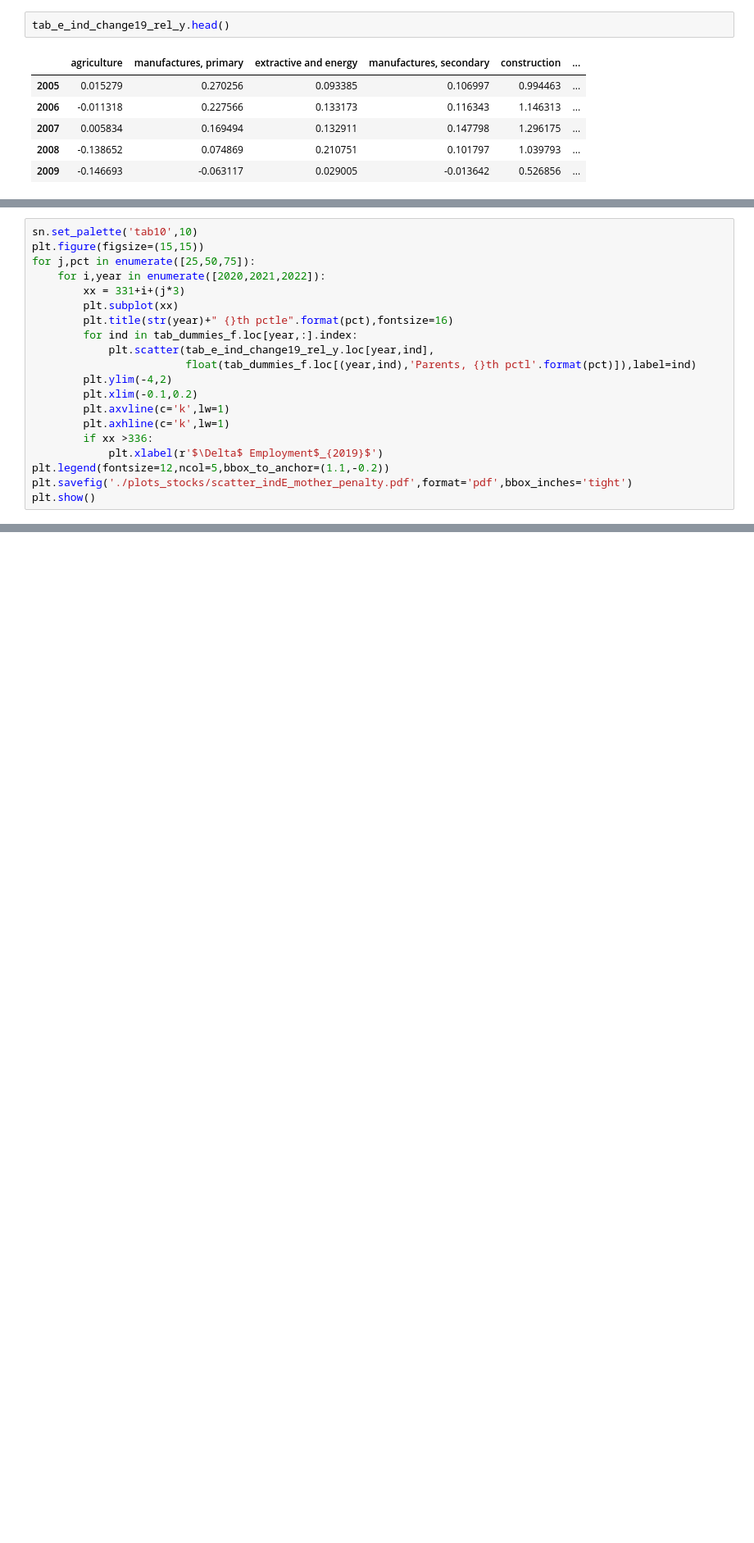
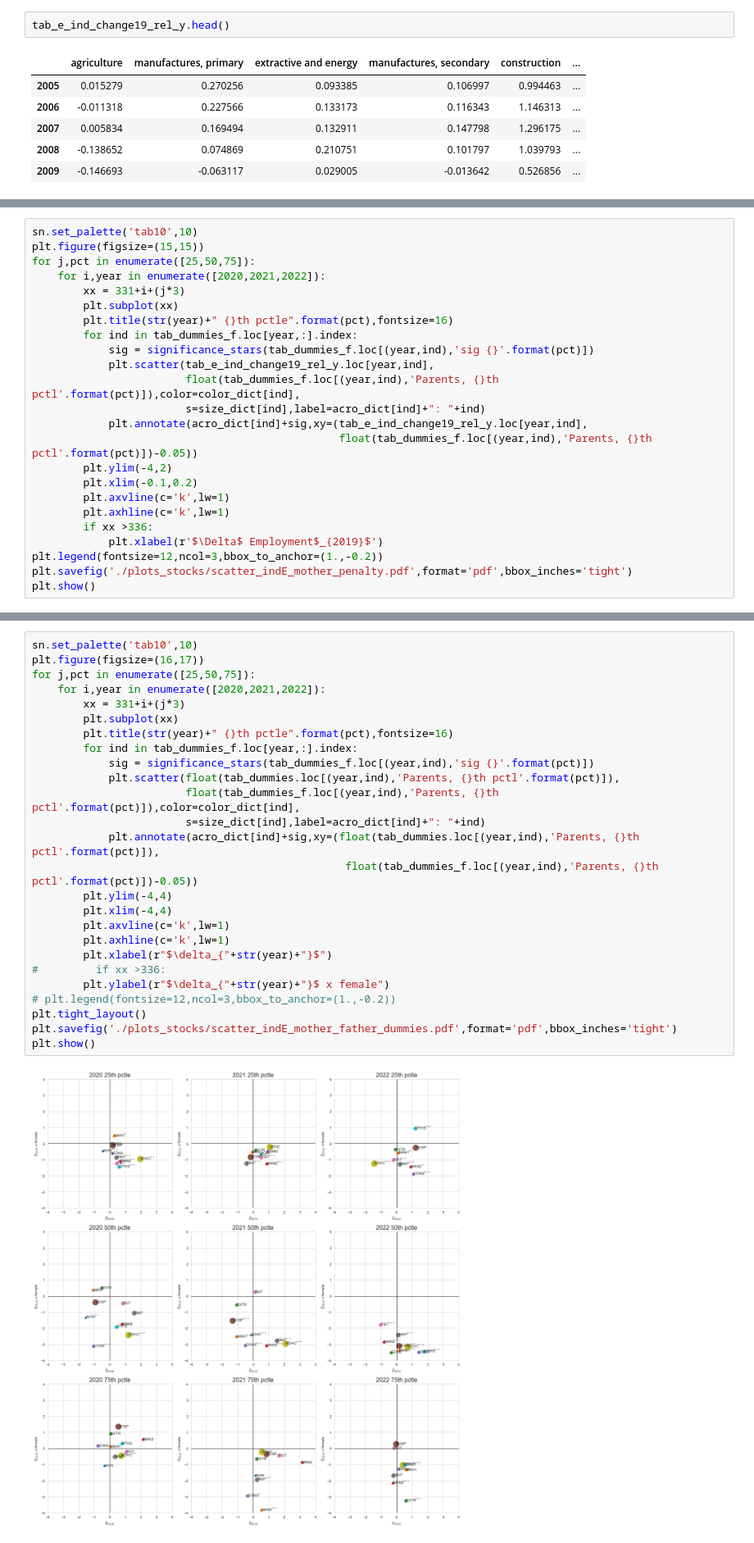
Before and after one commit to crisla/TenMoCoS, a Jupyter notebook: Employment changes and coefficients industry.ipynb, the cells around one changed output, grey strips where cells are left out. Shown at 82% size. Drawn from its saved outputs; the diff is of its cells as text; blank space fills up the shorter version.

```diff
--- a/Employment changes and coefficients industry.ipynb
+++ b/Employment changes and coefficients industry.ipynb
@@ -333,15 +427,19 @@ for j,pct in enumerate([25,50,75]):
         plt.subplot(xx)
         plt.title(str(year)+" {}th pctle".format(pct),fontsize=16)
         for ind in tab_dummies_f.loc[year,:].index:
+            sig = significance_stars(tab_dummies_f.loc[(year,ind),'sig {}'.format(pct)])
             plt.scatter(tab_e_ind_change19_rel_y.loc[year,ind],
-                        float(tab_dummies_f.loc[(year,ind),'Parents, {}th pctl'.format(pct)]),label=ind)
+                        float(tab_dummies_f.loc[(year,ind),'Parents, {}th pctl'.format(pct)]),color=color_dict[ind],
+                        s=size_dict[ind],label=acro_dict[ind]+": "+ind)
+            plt.annotate(acro_dict[ind]+sig,xy=(tab_e_ind_change19_rel_y.loc[year,ind],
+                                                float(tab_dummies_f.loc[(year,ind),'Parents, {}th pctl'.format(pct)])-0.05))
         plt.ylim(-4,2)
         plt.xlim(-0.1,0.2)
         plt.axvline(c='k',lw=1)
         plt.axhline(c='k',lw=1)
         if xx >336:
             plt.xlabel(r'$\Delta$ Employment$_{2019}$')
-plt.legend(fontsize=12,ncol=5,bbox_to_anchor=(1.1,-0.2))
+plt.legend(fontsize=12,ncol=3,bbox_to_anchor=(1.,-0.2))
 plt.savefig('./plots_stocks/scatter_indE_mother_penalty.pdf',format='pdf',bbox_inches='tight')
 plt.show()
 # %% [output]
@@ -348,0 +447,28 @@ plt.show()
+# %%
+sn.set_palette('tab10',10)
+plt.figure(figsize=(16,17))
+for j,pct in enumerate([25,50,75]):
+    for i,year in enumerate([2020,2021,2022]):
+        xx = 331+i+(j*3)
+        plt.subplot(xx)
+        plt.title(str(year)+" {}th pctle".format(pct),fontsize=16)
+        for ind in tab_dummies_f.loc[year,:].index:
+            sig = significance_stars(tab_dummies_f.loc[(year,ind),'sig {}'.format(pct)])
+            plt.scatter(float(tab_dummies.loc[(year,ind),'Parents, {}th pctl'.format(pct)]),
+                        float(tab_dummies_f.loc[(year,ind),'Parents, {}th pctl'.format(pct)]),color=color_dict[ind],
+                        s=size_dict[ind],label=acro_dict[ind]+": "+ind)
+            plt.annotate(acro_dict[ind]+sig,xy=(float(tab_dummies.loc[(year,ind),'Parents, {}th pctl'.format(pct)]),
+                                                 float(tab_dummies_f.loc[(year,ind),'Parents, {}th pctl'.format(pct)])-0.05))
+        plt.ylim(-4,4)
+        plt.xlim(-4,4)
+        plt.axvline(c='k',lw=1)
+        plt.axhline(c='k',lw=1)
+        plt.xlabel(r"$\delta_{"+str(year)+"}$")
+#         if xx >336:
+        plt.ylabel(r"$\delta_{"+str(year)+"}$ x female")
+# plt.legend(fontsize=12,ncol=3,bbox_to_anchor=(1.,-0.2))
+plt.tight_layout()
+plt.savefig('./plots_stocks/scatter_indE_mother_father_dummies.pdf',format='pdf',bbox_inches='tight')
+plt.show()
+# %% [output]
+[figure, added]
```
Also changed, not shown: parts of 14 cells of this notebook, 4 other files.
